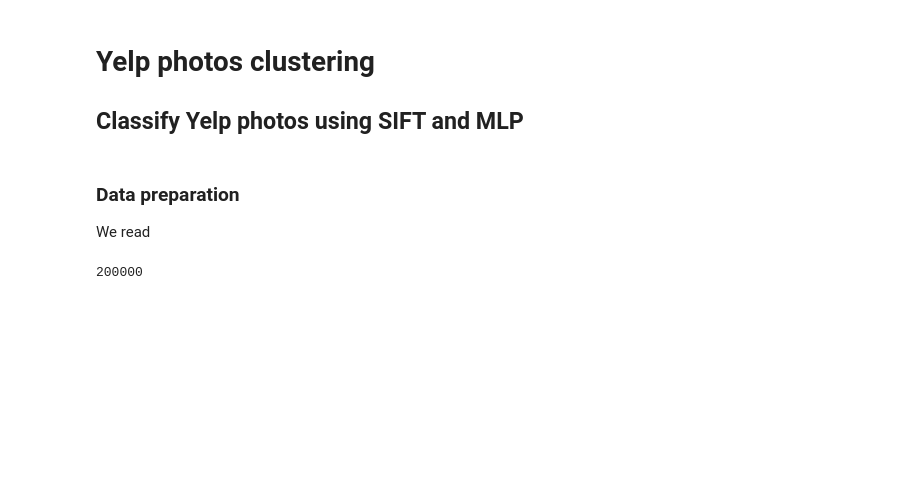
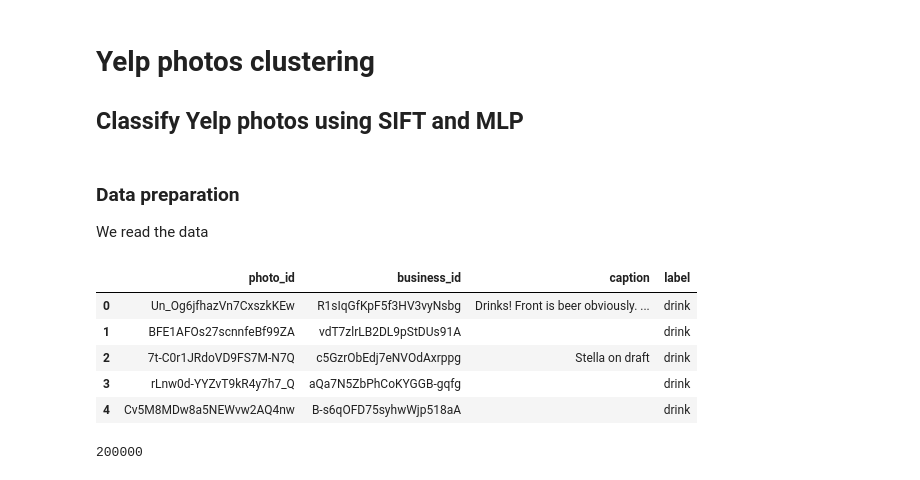
Before and after one commit to santra11/Yelp-ComputerVision-NLP, a Jupyter notebook: yelp--phtos1.ipynb, the cells around one changed output. Saved outputs shown, nothing was run; the diff lists cells and outputs as text; code cells hidden in the pictures; blank space fills up the shorter version.

```diff
--- a/yelp--phtos1.ipynb
+++ b/yelp--phtos1.ipynb
@@ -28,9 +28,17 @@ from sklearn.cluster import KMeans, MiniBatchKMeans
 from sklearn.metrics import silhouette_score
 # %% [markdown]
 ### Data preparation
-We read
+We read the data
 # %%
 data = pd.read_json('yelp_photos/photos.json', lines=True)
+data.head()
+# %% [output]
+|  | photo_id | business_id | caption | label |
+| 0 | Un_Og6jfhazVn7CxszkKEw | R1sIqGfKpF5f3HV3vyNsbg | Drinks! Front is beer obviously. ... | drink |
+| 1 | BFE1AFOs27scnnfeBf99ZA | vdT7zlrLB2DL9pStDUs91A |  | drink |
+| 2 | 7t-C0r1JRdoVD9FS7M-N7Q | c5GzrObEdj7eNVOdAxrppg | Stella on draft | drink |
+| 3 | rLnw0d-YYZvT9kR4y7h7_Q | aQa7N5ZbPhCoKYGGB-gqfg |  | drink |
+| 4 | Cv5M8MDw8a5NEWvw2AQ4nw | B-s6qOFD75syhwWjp518aA |  | drink |
 # %%
 len(data)
 # %% [output]
```
Also changed, not shown: parts of 10 cells of this notebook.
